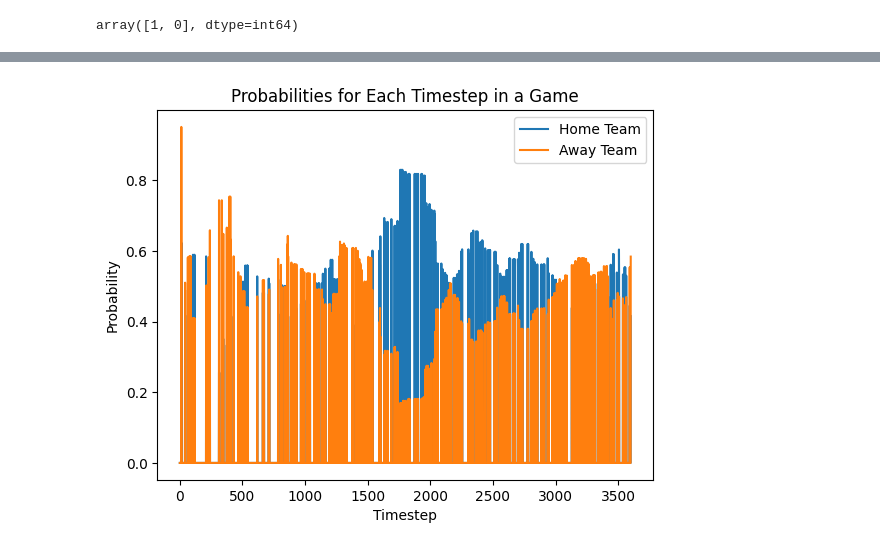
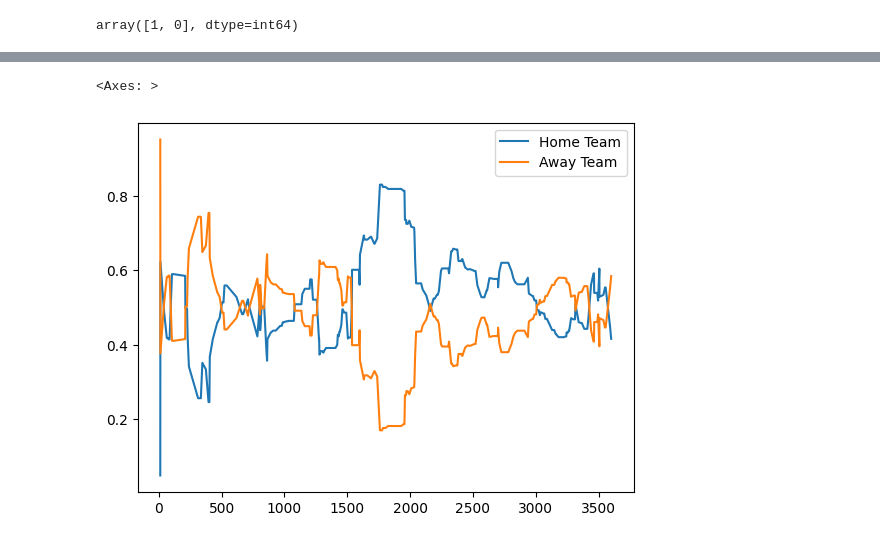
Before and after one commit to jeffxhansen/NHL_Win_Predictor, a Jupyter notebook: benj.ipynb, the cells around one changed output, grey strips where cells are left out. Drawn from its saved outputs; the diff is of its cells as text; code cells hidden in the pictures.

Commit message:
xgboost probability graph

```diff
--- a/benj.ipynb
+++ b/benj.ipynb
@@ -266,39 +247,37 @@ df = full
 # Specify the game ID
 game_id = 2011030416
 
 # Extract data for the specified game
 game_data = df[df['GAME_ID'] == game_id]
 
 # Initialize lists to store probabilities for each timestep
 probabilities_home = []
 probabilities_away = []
 
 # Loop through each timestep in the game data
 for timestep in range(game_data['TIME_REMAINING'].max() + 1):
     # Extract data for the current timestep
     timestep_data = game_data[game_data['TIME_REMAINING'] == timestep]
 
     # Check if timestep data is available
     if not timestep_data.empty:
         X_timestep = timestep_data.drop(['WIN', 'GAME_ID'], axis=1)
 
         # Predict the probabilities for the current timestep
         probabilities = model.predict_proba(X_timestep)
 
         # Append the probabilities for home and away teams
         probabilities_home.append(probabilities[0][1])  # Probability for home team winning
         probabilities_away.append(probabilities[0][0])  # Probability for away team winning
     else:
         probabilities_home.append(0)  # Assume 0 probability if no data available
         probabilities_away.append(0)  # Assume 0 probability if no data available
 
-# Plot the probabilities for each timestep
-plt.plot(range(len(probabilities_home)), probabilities_home, label='Home Team')
-plt.plot(range(len(probabilities_away)), probabilities_away, label='Away Team')
-plt.xlabel('Timestep')
-plt.ylabel('Probability')
-plt.title('Probabilities for Each Timestep in a Game')
-plt.legend()
-plt.show()
+probabilities = pd.DataFrame({'Home Team': probabilities_home, 'Away Team': probabilities_away})
+#drop rows with 0 probabilities
+probabilities = probabilities[(probabilities.T != 0).any()]
+
+probabilities.plot()
 # %% [output]
+<Axes: >
-[figure, old version]
+[figure, new version]
```
Also changed, not shown: parts of 2 cells of this notebook.
